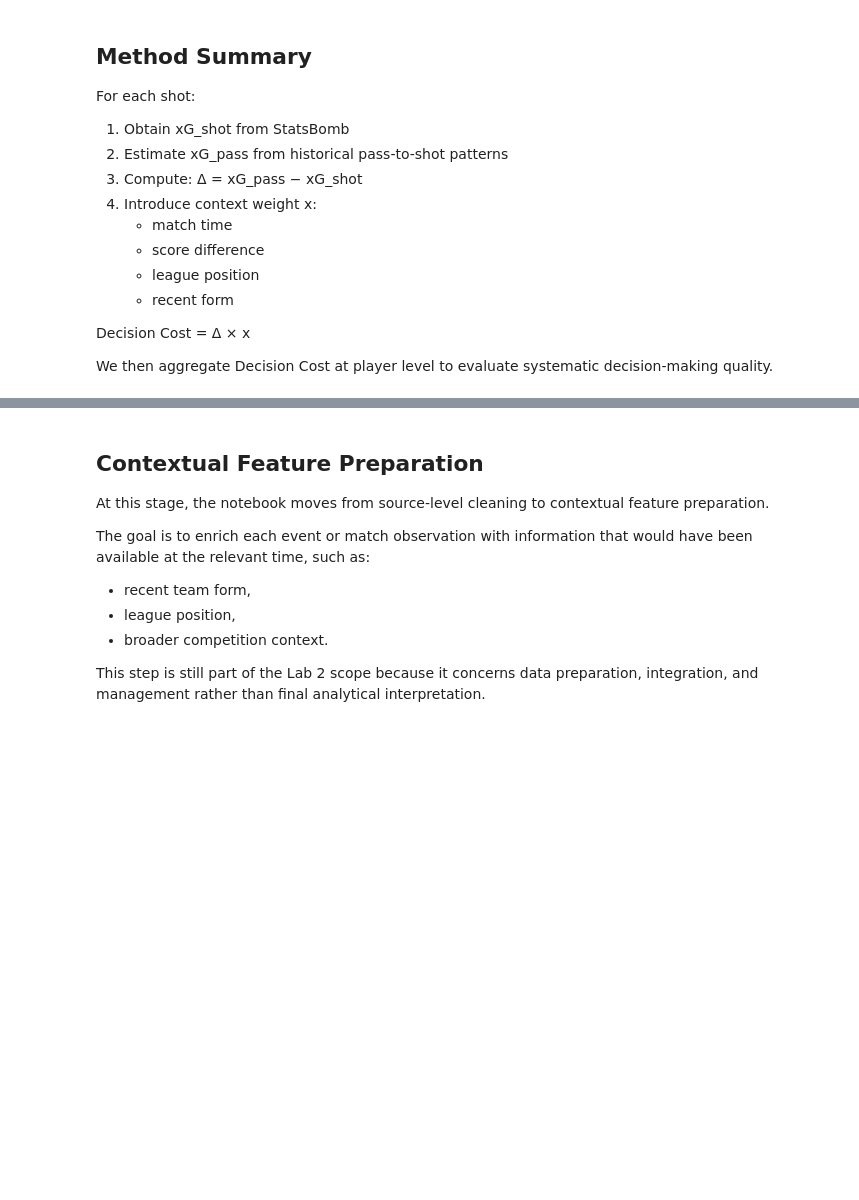
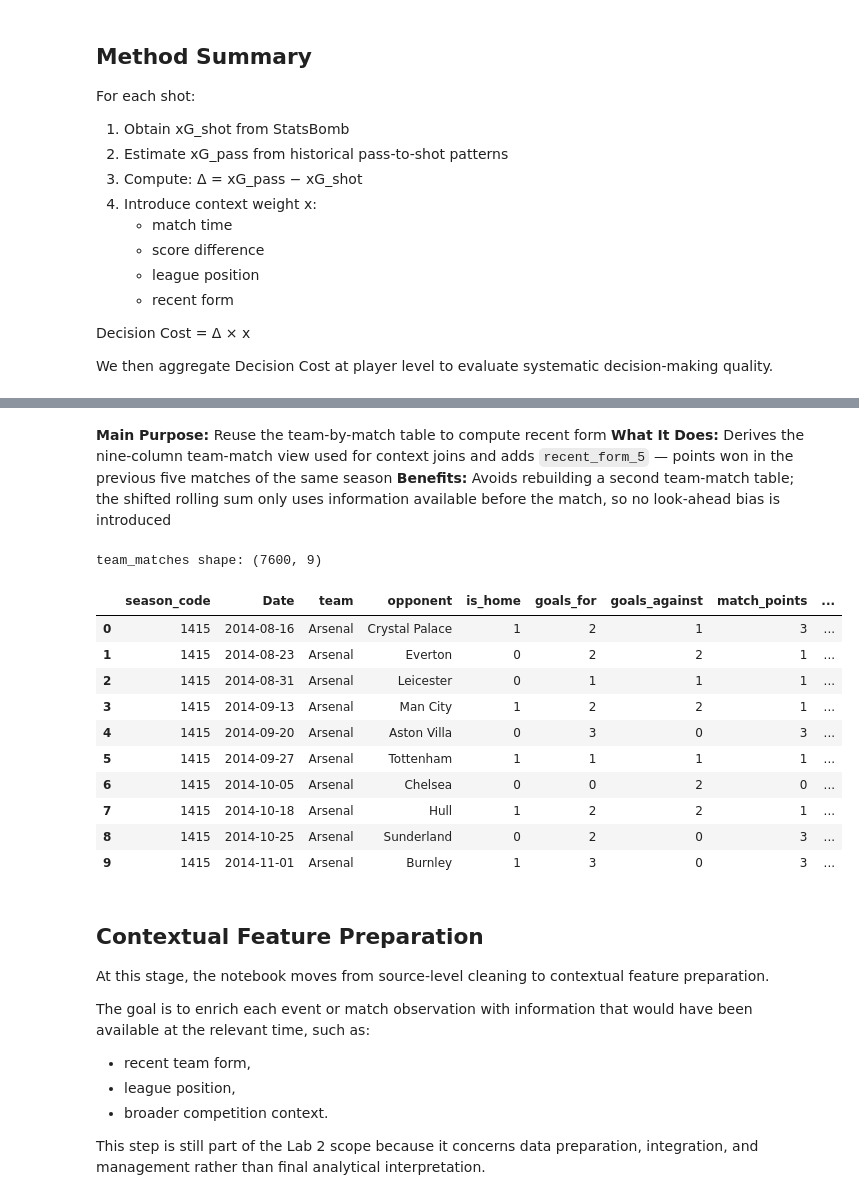
Before and after one commit to Franky5278/data-driven-shot-decision-analysis-SC3021-Data-Science, a Jupyter notebook: SC3021_GP11_LAB2_16_15.ipynb, the cells around one changed output, grey strips where cells are left out. Cells and saved outputs as stored; diff of their text form; code cells hidden in the pictures; blank space fills up the shorter version.

```diff
--- a/SC3021_GP11_LAB2_16_15.ipynb
+++ b/SC3021_GP11_LAB2_16_15.ipynb
@@ -254,0 +194,24 @@ results[["season_code", "Date", "HomeTeam", "AwayTeam", "FTHG", "FTAG", "FTR"]].
+# %%
+SEASON_CODES = [
+    "1415", "1516", "1617", "1718", "1819",
+    "1920", "2021", "2122", "2223", "2324",
+]
+
+results = pd.concat(
+    [
+        pd.read_csv(f"https://www.football-data.co.uk/mmz4281/{code}/E0.csv").assign(
+            season_code=code
+        )
+        for code in SEASON_CODES
+    ],
+    ignore_index=True,
+)[["season_code", "Date", "HomeTeam", "AwayTeam", "FTHG", "FTAG", "FTR"]]
+
+results["Date"] = pd.to_datetime(results["Date"], dayfirst=True, errors="coerce")
+results[["FTHG", "FTAG"]] = results[["FTHG", "FTAG"]].apply(pd.to_numeric, errors="coerce")
+results = results.dropna(
+    subset=["season_code", "Date", "HomeTeam", "AwayTeam", "FTHG", "FTAG", "FTR"]
+).copy()
+results[["FTHG", "FTAG"]] = results[["FTHG", "FTAG"]].astype(int)
+
+display(results.head())
@@ -1124,3 +805,36 @@ team_matches shape: (7600, 9)
+# %% [markdown]
+**Main Purpose:** Reuse the team-by-match table to compute recent form
+**What It Does:** Derives the nine-column team-match view used for context joins and adds `recent_form_5` — points won in the previous five matches of the same season
+**Benefits:** Avoids rebuilding a second team-match table; the shifted rolling sum only uses information available before the match, so no look-ahead bias is introduced
+# %%
+team_matches = (
+    league_points
+    .rename(columns={"goals_for_match": "goals_for", "goals_against_match": "goals_against"})
+    [["season_code", "Date", "team", "opponent", "is_home",
+      "goals_for", "goals_against", "match_points"]]
+)
+team_matches["is_home"] = team_matches["is_home"].astype(int)
+team_matches["recent_form_5"] = (
+    team_matches
+    .groupby(["season_code", "team"])["match_points"]
+    .transform(lambda points: points.shift(1).rolling(5, min_periods=1).sum())
+)
+
+print("team_matches shape:", team_matches.shape)
+display(team_matches.head(10))
+# %% [output]
+team_matches shape: (7600, 9)
+|  | season_code | Date | team | opponent | is_home | goals_for | goals_against | match_points | ... |
+| 0 | 1415 | 2014-08-16 | Arsenal | Crystal Palace | 1 | 2 | 1 | 3 | ... |
+| 1 | 1415 | 2014-08-23 | Arsenal | Everton | 0 | 2 | 2 | 1 | ... |
+| 2 | 1415 | 2014-08-31 | Arsenal | Leicester | 0 | 1 | 1 | 1 | ... |
+| 3 | 1415 | 2014-09-13 | Arsenal | Man City | 1 | 2 | 2 | 1 | ... |
+| 4 | 1415 | 2014-09-20 | Arsenal | Aston Villa | 0 | 3 | 0 | 3 | ... |
+| 5 | 1415 | 2014-09-27 | Arsenal | Tottenham | 1 | 1 | 1 | 1 | ... |
+| 6 | 1415 | 2014-10-05 | Arsenal | Chelsea | 0 | 0 | 2 | 0 | ... |
+| 7 | 1415 | 2014-10-18 | Arsenal | Hull | 1 | 2 | 2 | 1 | ... |
+| 8 | 1415 | 2014-10-25 | Arsenal | Sunderland | 0 | 2 | 0 | 3 | ... |
+| 9 | 1415 | 2014-11-01 | Arsenal | Burnley | 1 | 3 | 0 | 3 | ... |
 # %% [markdown]
 ## Contextual Feature Preparation
 
```
Also changed, not shown: parts of 78 cells of this notebook, 3 other files.
